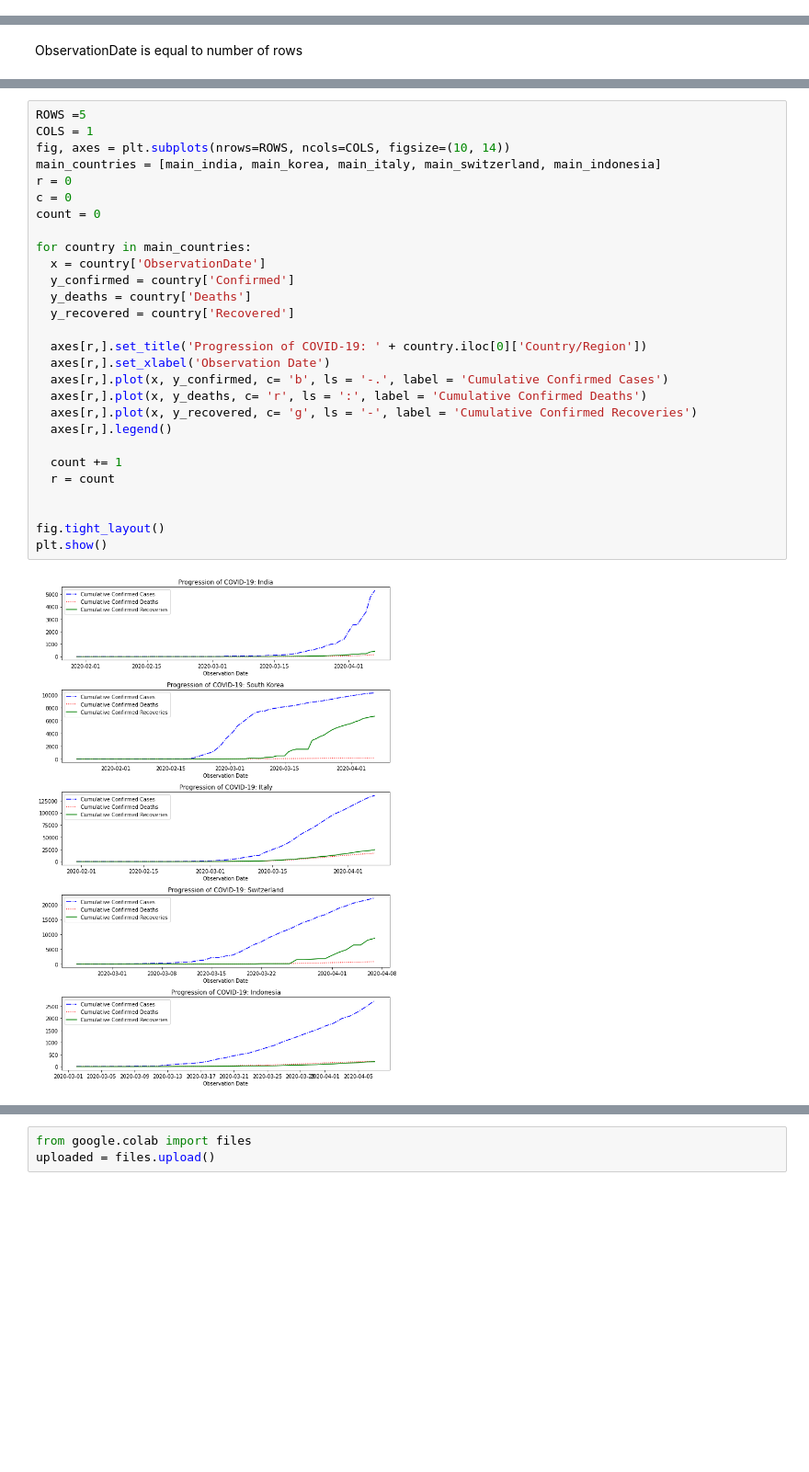
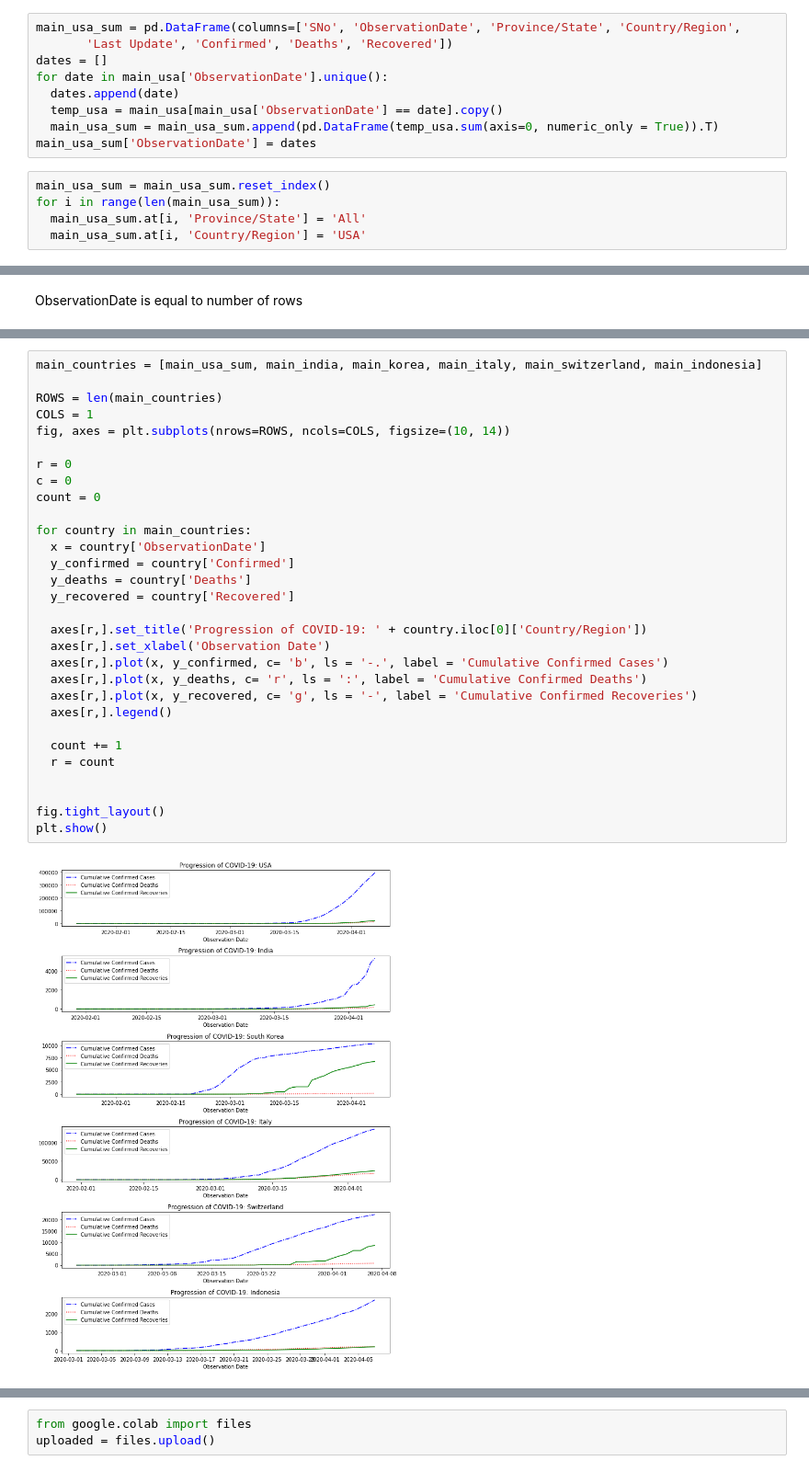
Before and after one commit to abijbart/DS4H_covid19, a Jupyter notebook: exploration_ds4h.ipynb, the cells around one changed output, grey strips where cells are left out. Shown: that part at 92% size. Cells and saved outputs as stored; diff of their text form; blank space fills up the shorter version.

Commit message:
high level and country level

```diff
--- a/exploration_ds4h.ipynb
+++ b/exploration_ds4h.ipynb
@@ -73,3 +76,17 @@ main_indonesia = main_df[(main_df['Country/Region'] == 'Indonesia')] # 37 observ
 ## WILL LIKELY COMBINE AT STATE LEVEL
 ## TODO
 main_usa = main_df[(main_df['Country/Region'] == 'US')] #
+# %%
+main_usa_sum = pd.DataFrame(columns=['SNo', 'ObservationDate', 'Province/State', 'Country/Region',
+       'Last Update', 'Confirmed', 'Deaths', 'Recovered'])
+dates = []
+for date in main_usa['ObservationDate'].unique():
+  dates.append(date)
+  temp_usa = main_usa[main_usa['ObservationDate'] == date].copy()
+  main_usa_sum = main_usa_sum.append(pd.DataFrame(temp_usa.sum(axis=0, numeric_only = True)).T)
+main_usa_sum['ObservationDate'] = dates
+# %%
+main_usa_sum = main_usa_sum.reset_index()
+for i in range(len(main_usa_sum)):
+  main_usa_sum.at[i, 'Province/State'] = 'All'
+  main_usa_sum.at[i, 'Country/Region'] = 'USA'
@@ -90,33 +125,35 @@ print(len(main_indonesia) if (len(main_indonesia) == len(main_indonesia['Observa
 # %%
-ROWS =5
+main_countries = [main_usa_sum, main_india, main_korea, main_italy, main_switzerland, main_indonesia]
+
+ROWS = len(main_countries)
 COLS = 1
 fig, axes = plt.subplots(nrows=ROWS, ncols=COLS, figsize=(10, 14))
-main_countries = [main_india, main_korea, main_italy, main_switzerland, main_indonesia]
+
 r = 0
 c = 0
 count = 0
 
 for country in main_countries:
   x = country['ObservationDate']
   y_confirmed = country['Confirmed']
   y_deaths = country['Deaths']
   y_recovered = country['Recovered']
 
   axes[r,].set_title('Progression of COVID-19: ' + country.iloc[0]['Country/Region'])
   axes[r,].set_xlabel('Observation Date')
   axes[r,].plot(x, y_confirmed, c= 'b', ls = '-.', label = 'Cumulative Confirmed Cases')
   axes[r,].plot(x, y_deaths, c= 'r', ls = ':', label = 'Cumulative Confirmed Deaths')
   axes[r,].plot(x, y_recovered, c= 'g', ls = '-', label = 'Cumulative Confirmed Recoveries')
   axes[r,].legend()
 
   count += 1
   r = count
 
 
 fig.tight_layout()
 plt.show()
 # %% [output]
-[figure, old version]
+[figure, new version]
 # %%
 # last day of collection was 4/7/20
 deaths_vs_recovered = []
```
Also changed, not shown: parts of 35 cells of this notebook.
